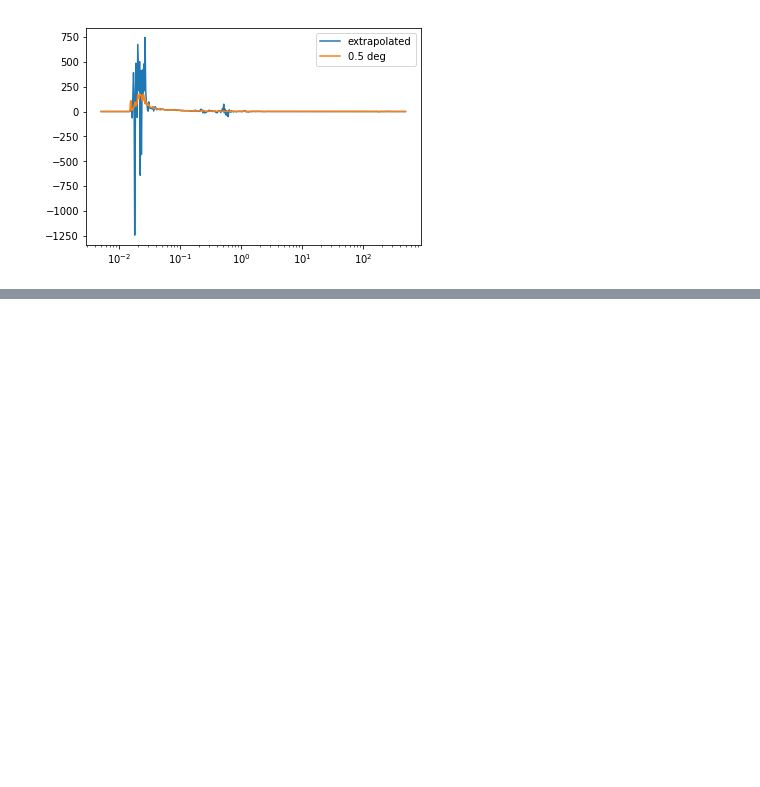
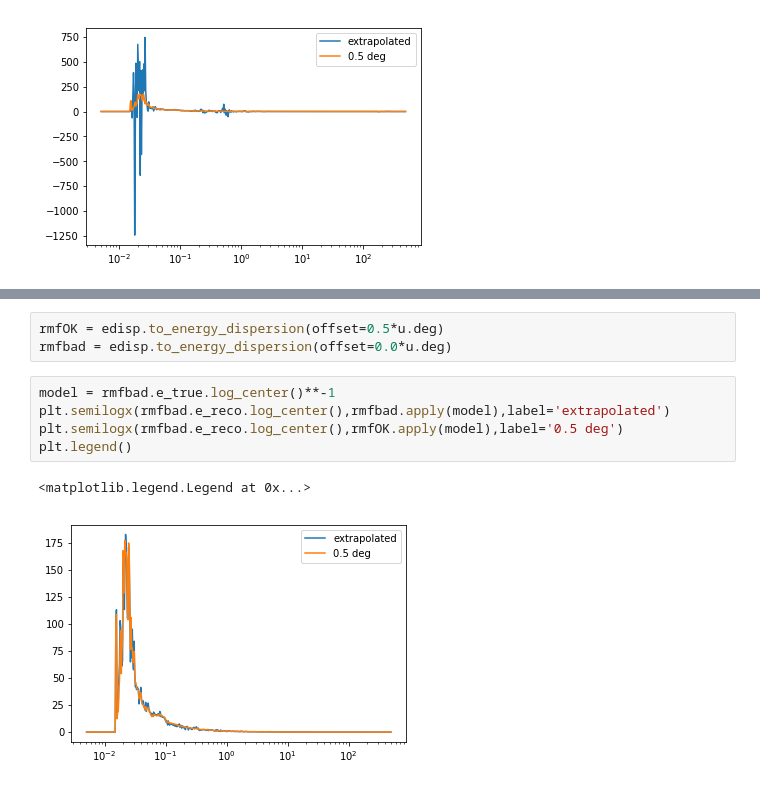
Before and after one commit to gammasky/cta-dc, a Jupyter notebook: data/edisp_extrapolation.ipynb, the cells around one changed output, grey strips where cells are left out. Cells and saved outputs as stored; diff of their text form; blank space fills up the shorter version.

Commit message:
Update edisp

```diff
--- a/data/edisp_extrapolation.ipynb
+++ b/data/edisp_extrapolation.ipynb
@@ -74,0 +146,11 @@ plt.legend()
+# %%
+rmfOK = edisp.to_energy_dispersion(offset=0.5*u.deg)
+rmfbad = edisp.to_energy_dispersion(offset=0.0*u.deg)
+# %%
+model = rmfbad.e_true.log_center()**-1
+plt.semilogx(rmfbad.e_reco.log_center(),rmfbad.apply(model),label='extrapolated')
+plt.semilogx(rmfbad.e_reco.log_center(),rmfOK.apply(model),label='0.5 deg')
+plt.legend()
+# %% [output]
+<matplotlib.legend.Legend at 0x...>
+[figure, added]
```
Also changed, not shown: parts of 2 cells of this notebook.
